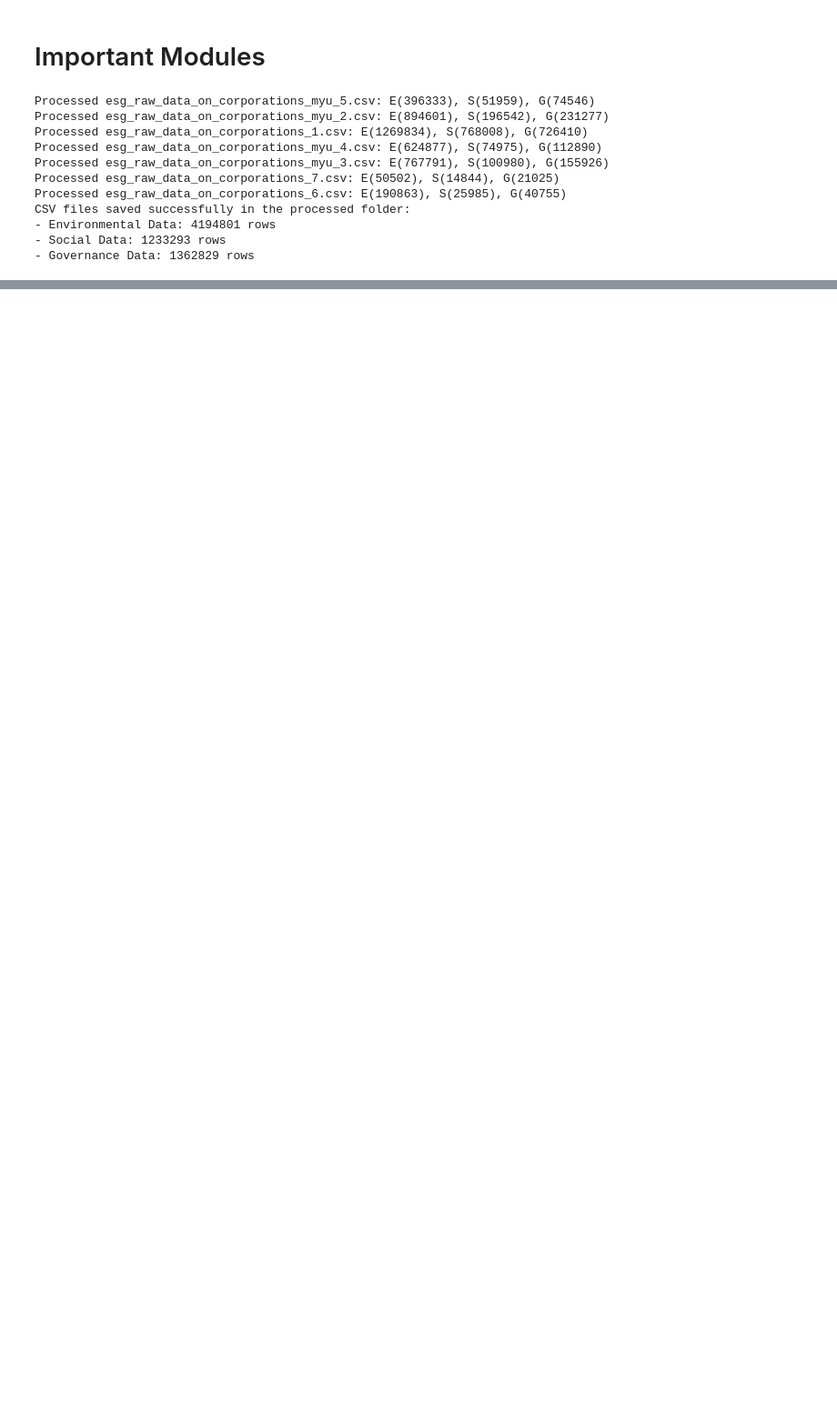
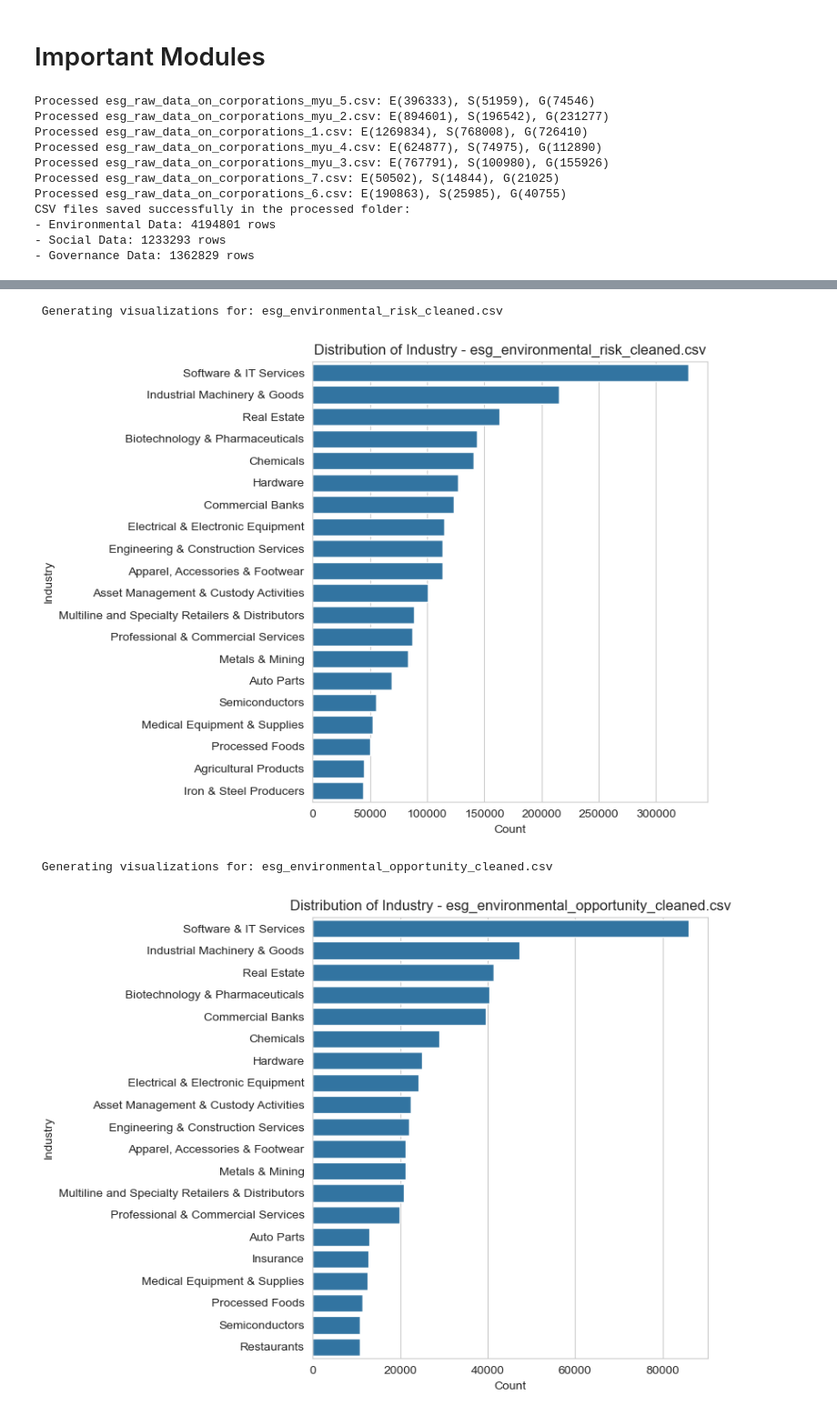
Before and after one commit to Sujan2023-AI/ESG_Analytical_Platform, a Jupyter notebook: notebooks/EDA.ipynb, the cells around one changed output, grey strips where cells are left out. Shown at 91% size. Cells and saved outputs as stored; diff of their text form; code cells hidden in the pictures; blank space fills up the shorter version.

Commit message:
Enhanced EDA notebook with new analysis of industry Semiconductors and Pharma

```diff
--- a/notebooks/EDA.ipynb
+++ b/notebooks/EDA.ipynb
@@ -243,0 +356,36 @@ print(df_env_oppr_cleaned.head())
+# %%
+target_column = "Industry"
+
+# Loop through each file and generate visualizations
+for filename in files_to_visualize:
+    file_path = os.path.join(processed_folder_path, filename)
+
+    # Load the dataset
+    df = pd.read_csv(file_path, delimiter='|', encoding='utf-8')
+
+    print(f"\n Generating visualizations for: {filename}")
+
+    # Check if the target column exists
+    if target_column in df.columns:
+        plt.figure(figsize=(8, 6))
+
+        # Display only the top 20 categories for better readability
+        top_categories = df[target_column].value_counts().nlargest(20)
+
+        sns.barplot(y=top_categories.index, x=top_categories.values, orient='h')
+
+        plt.xlabel("Count")
+        plt.ylabel(target_column.replace("_", " ").title())  # Format column name
+        plt.title(f"Distribution of {target_column.replace('_', ' ').title()} - {filename}")
+        plt.xticks(rotation=0)
+        plt.tight_layout()
+        plt.show()
+    else:
+        print(f"'{target_column}' column not found in {filename}")
+
+print("\n Visualization process complete for all files!")
+# %% [output]
+ Generating visualizations for: esg_environmental_risk_cleaned.csv
+[figure, added]
+ Generating visualizations for: esg_environmental_opportunity_cleaned.csv
+[figure, added]
```
Also changed, not shown: parts of 12 cells of this notebook.
